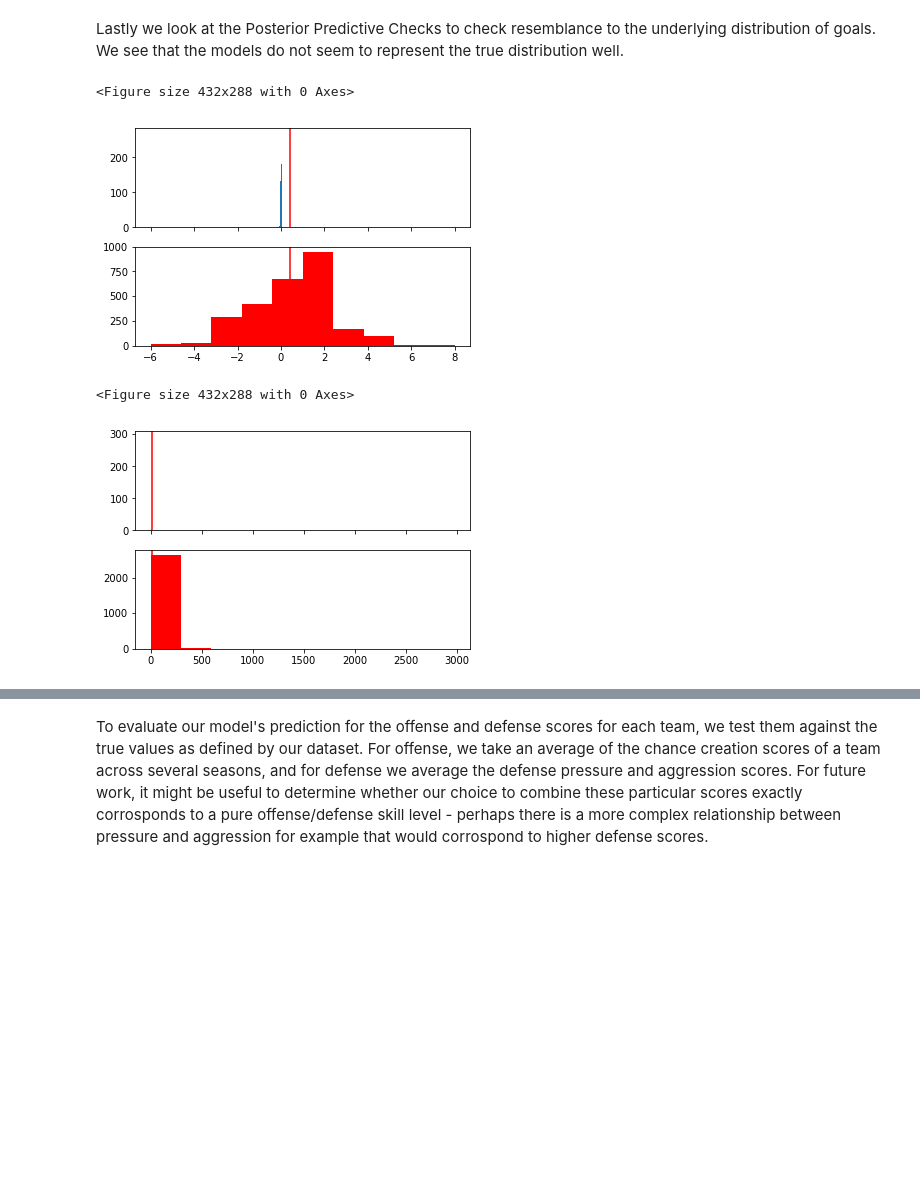
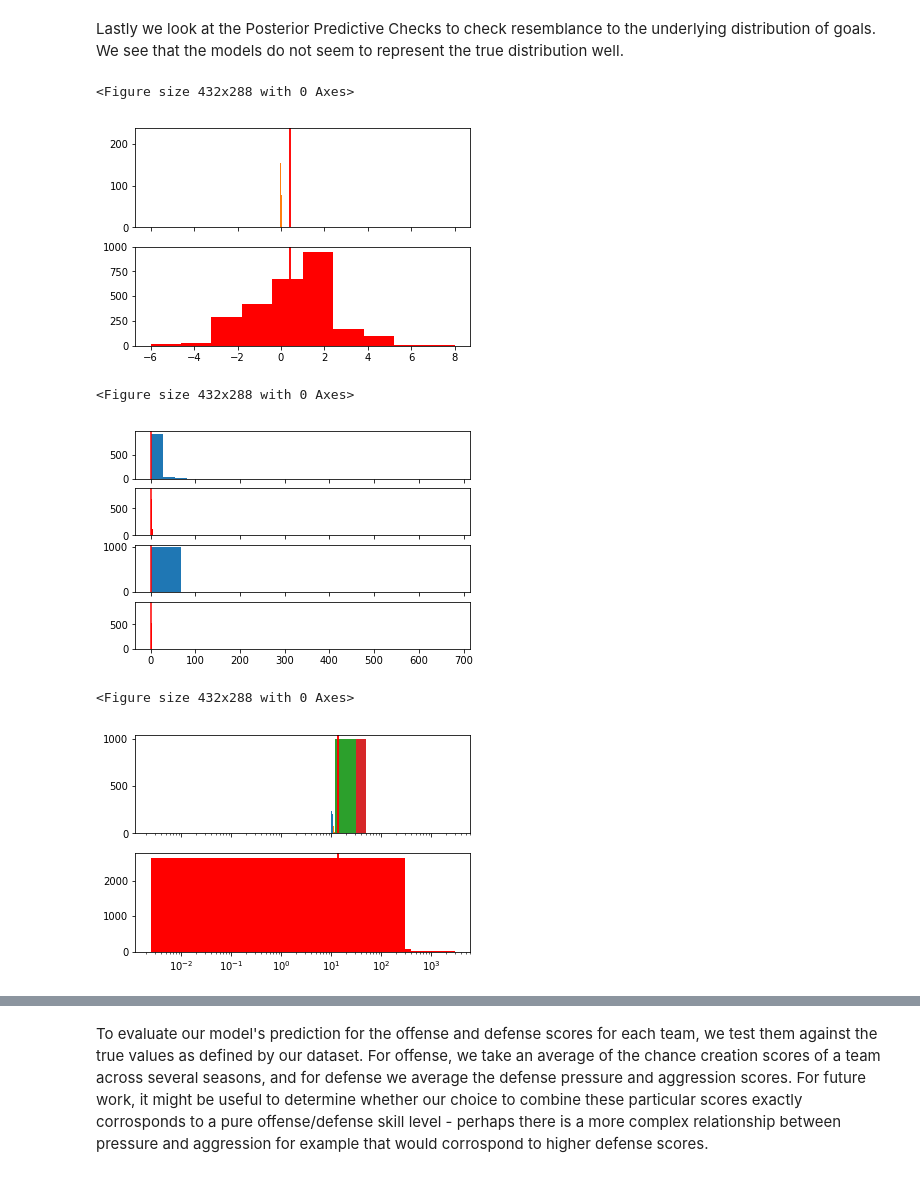
Before and after one commit to vinoo999/trueskill_augmented, a Jupyter notebook: final_project/final_project.ipynb, the cells around one changed output, grey strips where cells are left out. Saved outputs shown, nothing was run; the diff lists cells and outputs as text; code cells hidden in the pictures; blank space fills up the shorter version.

```diff
--- a/final_project/final_project.ipynb
+++ b/final_project/final_project.ipynb
@@ -220,11 +237,13 @@ Lastly we look at the Posterior Predictive Checks to check resemblance to the un
 # %%
 from matplotlib import pyplot as plt
 %matplotlib inline
 visualization.plot_ppcs(tsr)
-# visualization.plot_ppcs(off_def)
-visualization.plot_ppcs(log_lin)
+visualization.plot_ppcs(off_def, log_plot=False)
+visualization.plot_ppcs(log_lin, log_plot=True)
 # %% [output]
 <Figure size 432x288 with 0 Axes>
-[figure, old version]
+[figure, new version]
 <Figure size 432x288 with 0 Axes>
-[figure, old version]
+[figure, new version]
+<Figure size 432x288 with 0 Axes>
+[figure, added]
```
Also changed, not shown: parts of 8 cells of this notebook, 3 other files.
